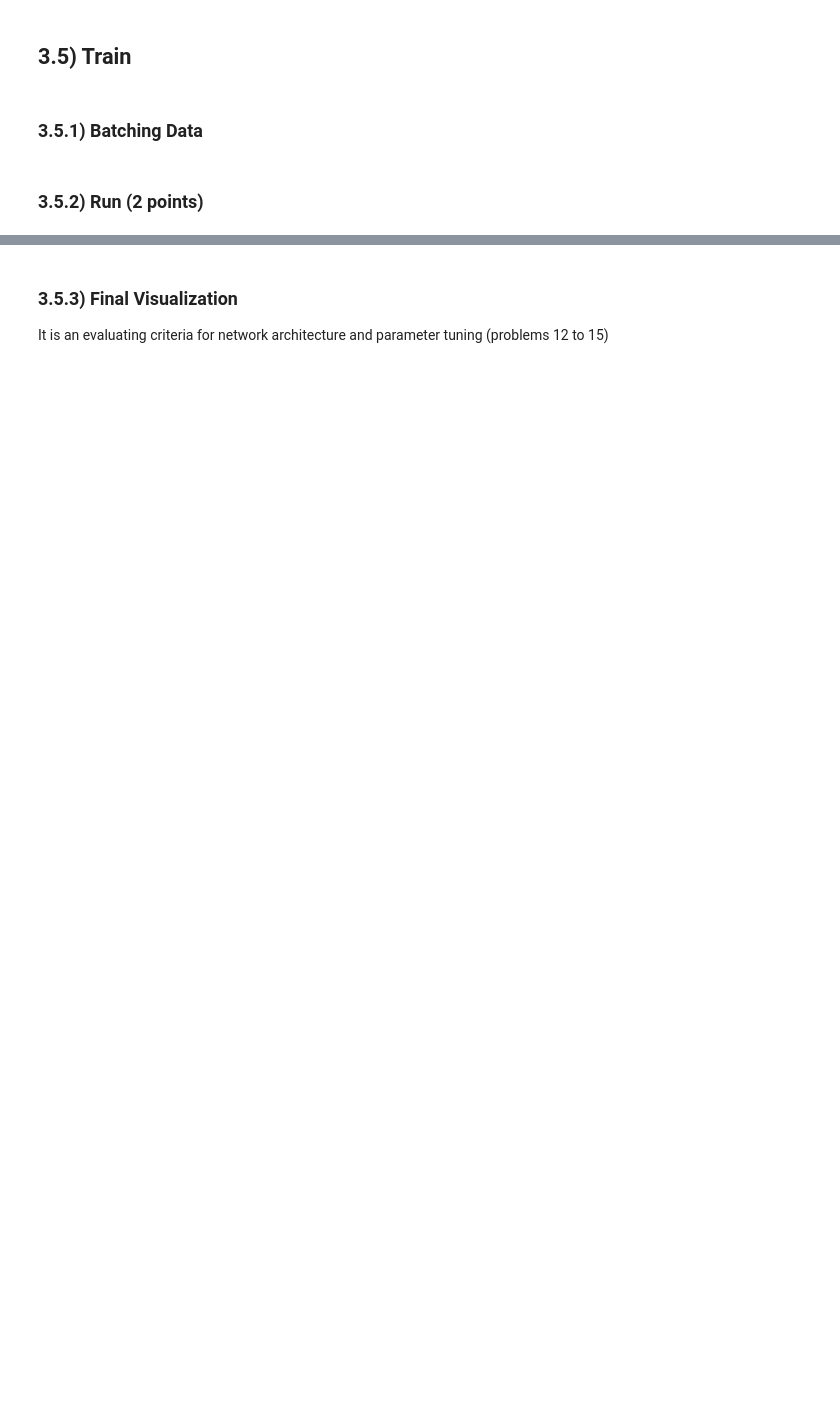
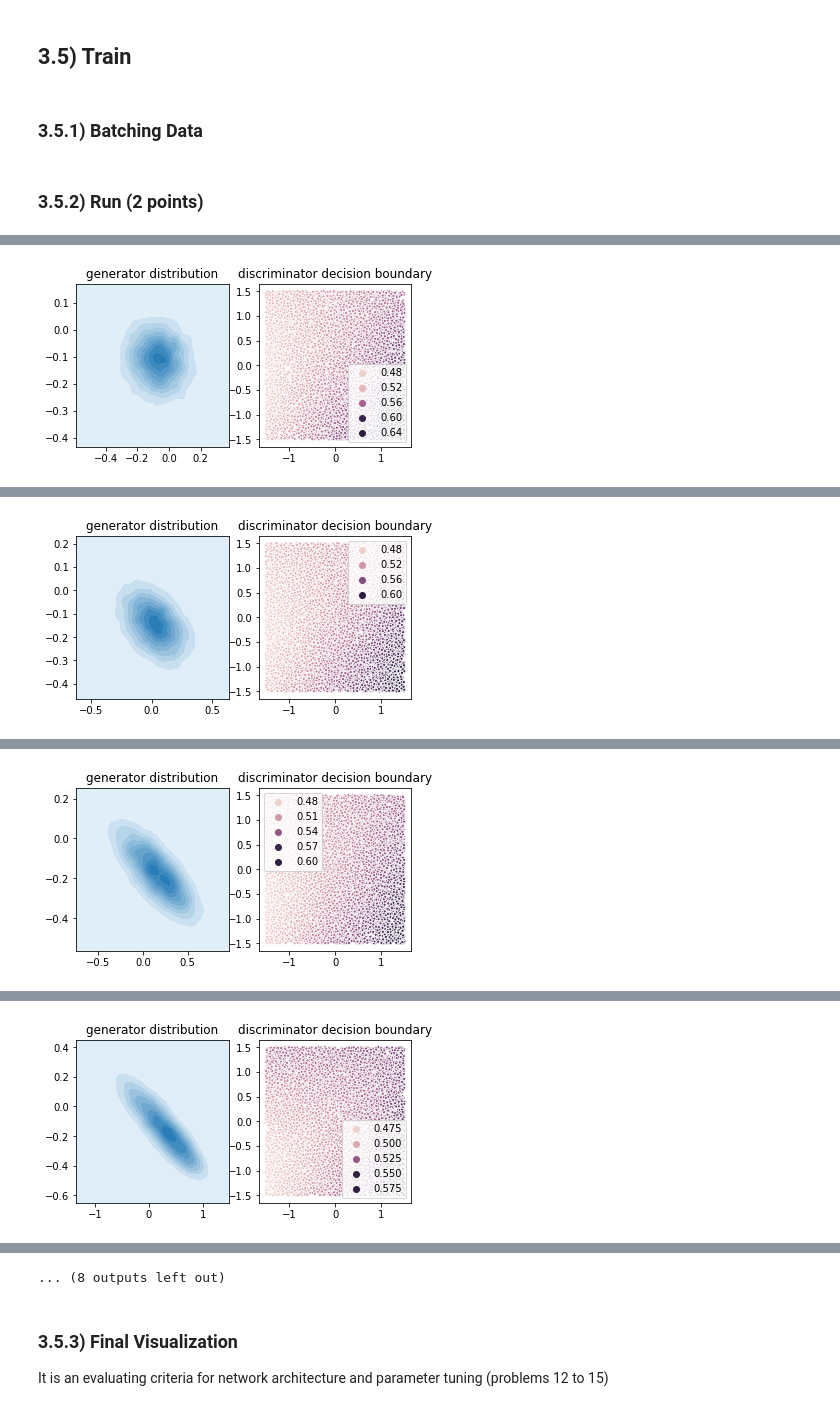
Before and after one commit to ShayanNazemi/Deep-Learning-40719, a Jupyter notebook: HW5/GAN.ipynb, the cells around one changed output, grey strips where cells are left out. Cells and saved outputs as stored; diff of their text form; code cells hidden in the pictures; blank space fills up the shorter version.

```diff
--- a/HW5/GAN.ipynb
+++ b/HW5/GAN.ipynb
@@ -90,7 +98,10 @@ class NoiseGenerator(nn.Module):
     self.z_dim = z_dim
 
   def forward(self, n):
-    noise = torch.randn(n, *self.z_dim).to(device)
+    if type(self.z_dim) == tuple:
+        noise = torch.randn(n, *self.z_dim).to(device)
+    else :
+        noise = torch.randn(n, self.z_dim).to(device)
     return noise
 # %% [markdown]
 # 2) GAN Training Structure (14 points)
@@ -465,10 +494,18 @@ toy2d_density_plot(toy2d_train_dataset[:10000][0], 'training data distribution')
 #    Use `Tanh` for intermediate layers.
 #    Use `Linear` for the last layer.
 ####################################################
-toy2d_noise_generator = NoiseGenerator(pass)
+
+z_dim = 256
+toy2d_noise_generator = NoiseGenerator(z_dim)
 
 toy2d_generator = nn.Sequential(
-    pass
+    nn.Linear(z_dim, 64),
+    nn.Tanh(),
+    nn.Linear(64, 32),
+    nn.Tanh(),
+    nn.Linear(32, 16),
+    nn.Tanh(),
+    nn.Linear(16, 2)
 )
 ####################### End ########################
 
@@ -479,7 +516,11 @@ toy2d_generator = nn.Sequential(
 #    Use `Linear` for the last layer. why?
 ####################################################
 toy2d_discriminator = nn.Sequential(
-    pass
+    nn.Linear(2, 16),
+    nn.Tanh(),
+    nn.Linear(16, 16),
+    nn.Tanh(),
+    nn.Linear(16, 2)
 )
 ####################### End ########################
 
@@ -512,9 +570,9 @@ LOG_INTERVAL = 50
 # Tune `generator` and `discriminator` learning rates
 # and also the `G_LOSS_MODE`.
 ####################################################
-TOY2D_G_LEARNING_RATE = pass
-TOY2D_D_LEARNING_RATE = pass
-G_LOSS_MODE = pass
+TOY2D_G_LEARNING_RATE = 1e-4
+TOY2D_D_LEARNING_RATE = 1e-4
+G_LOSS_MODE = 'logD'
 ####################### End ########################
 
 toy2d_trainer = GANTrainer(toy2d_train_dataloader, toy2d_test_dataloader,
@@ -525,5 +583,6 @@ toy2d_trainer = GANTrainer(toy2d_train_dataloader, toy2d_test_dataloader,
 #################### Problem 15 (1 points) ####################
 # Tune `n_epoch`, `G_update_times` and `D_update_times`
 ####################################################
-toy2d_trainer.run(n_epoch=pass, G_update_times=pass, D_update_times=pass, verbose=True)
+toy2d_trainer.run(n_epoch=10, G_update_times=1, D_update_times=1, verbose=True)
 ####################### End ########################
+# %% [output]
@@ -529,0 +596 @@ toy2d_trainer.run(n_epoch=pass, G_update_times=pass, D_update_times=pass, verbos
+[figure, added]
@@ -529,0 +604 @@ toy2d_trainer.run(n_epoch=pass, G_update_times=pass, D_update_times=pass, verbos
+[figure, added]
@@ -529,0 +610 @@ toy2d_trainer.run(n_epoch=pass, G_update_times=pass, D_update_times=pass, verbos
+[figure, added]
@@ -529,0 +616 @@ toy2d_trainer.run(n_epoch=pass, G_update_times=pass, D_update_times=pass, verbos
+[figure, added]
@@ -530,3 +629,4 @@ toy2d_trainer.run(n_epoch=pass, G_update_times=pass, D_update_times=pass, verbos
+... (8 outputs left out)
 # %% [markdown]
 ### 3.5.3) Final Visualization
 It is an evaluating criteria for network architecture and parameter tuning (problems 12 to 15)
```
Also changed, not shown: parts of 12 cells of this notebook.
